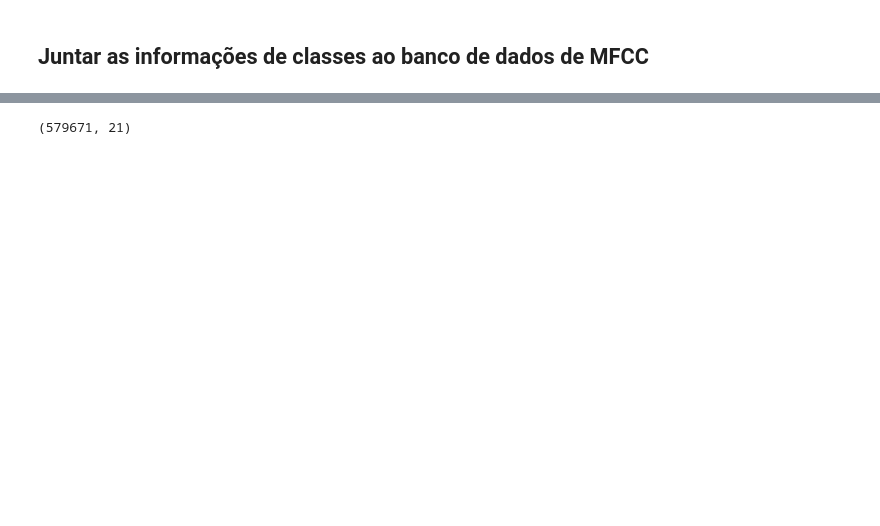
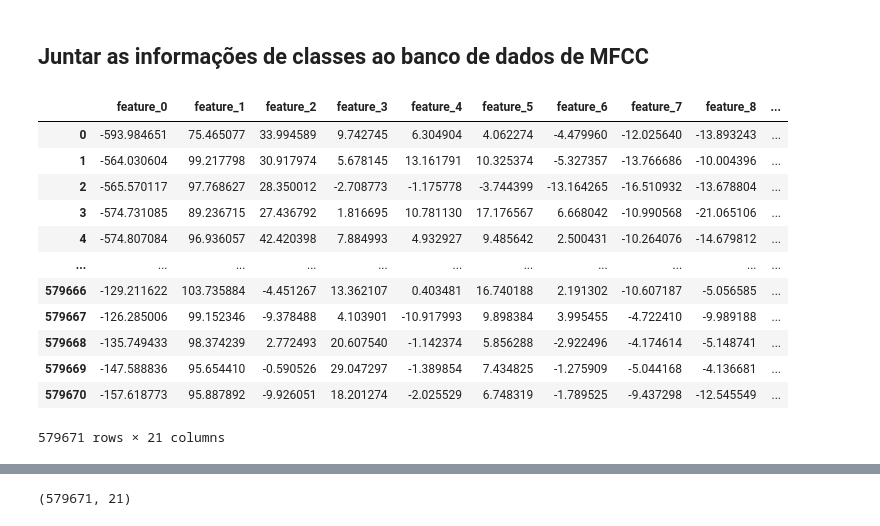
Before and after one commit to natmourajr/SonarClassification, a Jupyter notebook: notebooks/1 - shipsear_read_data.ipynb, the cells around one changed output, grey strips where cells are left out. Drawn from its saved outputs; the diff is of its cells as text; code cells hidden in the pictures; blank space fills up the shorter version.

```diff
--- a/notebooks/1 - shipsear_read_data.ipynb
+++ b/notebooks/1 - shipsear_read_data.ipynb
@@ -307,4 +296,20 @@ df_id2classes.rename({"Unnamed: 0":"ID"}, axis="columns", inplace=True)
 
 df_train = pd.merge(df_mfcc_data, df_id2classes, how='inner', on = 'ID')
 df_train = df_train.drop(columns=['ID'])
+# %%
+df_train
+# %% [output]
+|  | feature_0 | feature_1 | feature_2 | feature_3 | feature_4 | feature_5 | feature_6 | feature_7 | feature_8 | ... |
+| 0 | -593.984651 | 75.465077 | 33.994589 | 9.742745 | 6.304904 | 4.062274 | -4.479960 | -12.025640 | -13.893243 | ... |
+| 1 | -564.030604 | 99.217798 | 30.917974 | 5.678145 | 13.161791 | 10.325374 | -5.327357 | -13.766686 | -10.004396 | ... |
+| 2 | -565.570117 | 97.768627 | 28.350012 | -2.708773 | -1.175778 | -3.744399 | -13.164265 | -16.510932 | -13.678804 | ... |
+| 3 | -574.731085 | 89.236715 | 27.436792 | 1.816695 | 10.781130 | 17.176567 | 6.668042 | -10.990568 | -21.065106 | ... |
+| 4 | -574.807084 | 96.936057 | 42.420398 | 7.884993 | 4.932927 | 9.485642 | 2.500431 | -10.264076 | -14.679812 | ... |
+| ... | ... | ... | ... | ... | ... | ... | ... | ... | ... | ... |
+| 579666 | -129.211622 | 103.735884 | -4.451267 | 13.362107 | 0.403481 | 16.740188 | 2.191302 | -10.607187 | -5.056585 | ... |
+| 579667 | -126.285006 | 99.152346 | -9.378488 | 4.103901 | -10.917993 | 9.898384 | 3.995455 | -4.722410 | -9.989188 | ... |
+| 579668 | -135.749433 | 98.374239 | 2.772493 | 20.607540 | -1.142374 | 5.856288 | -2.922496 | -4.174614 | -5.148741 | ... |
+| 579669 | -147.588836 | 95.654410 | -0.590526 | 29.047297 | -1.389854 | 7.434825 | -1.275909 | -5.044168 | -4.136681 | ... |
+| 579670 | -157.618773 | 95.887892 | -9.926051 | 18.201274 | -2.025529 | 6.748319 | -1.789525 | -9.437298 | -12.545549 | ... |
+579671 rows × 21 columns
 # %%
```
Also changed, not shown: parts of 13 cells of this notebook, 4 other files.
